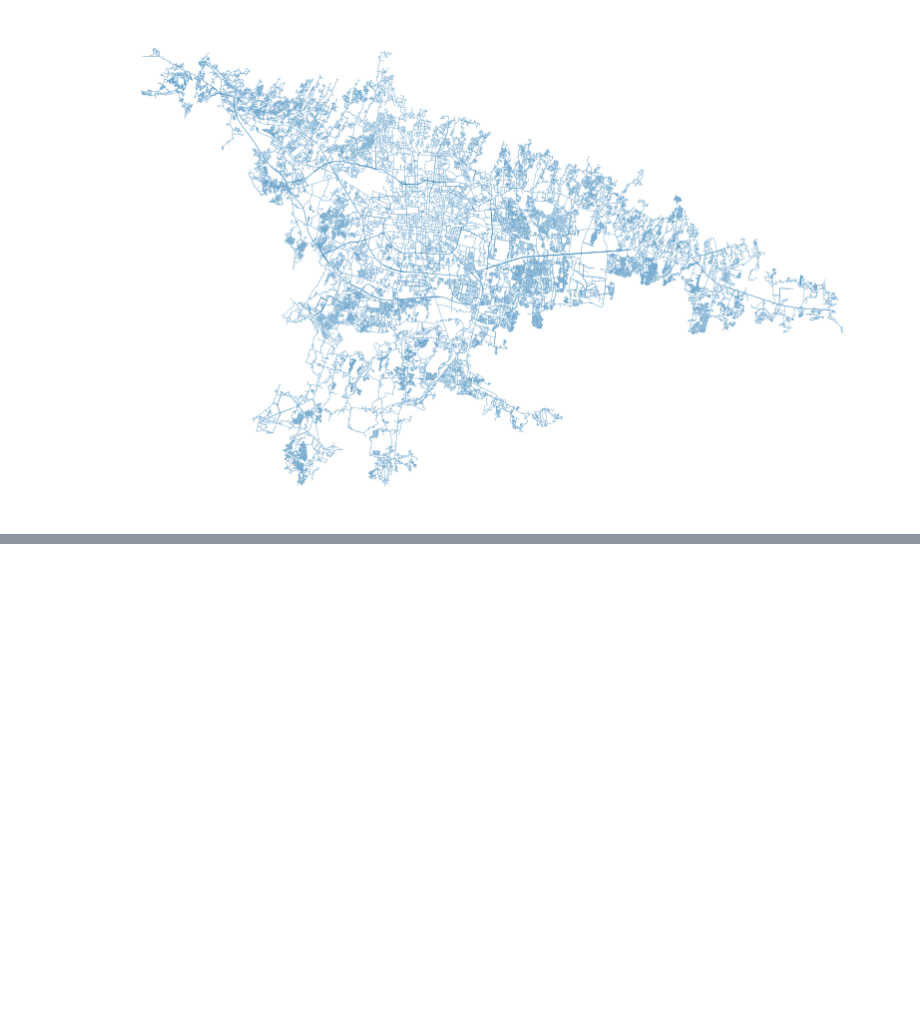
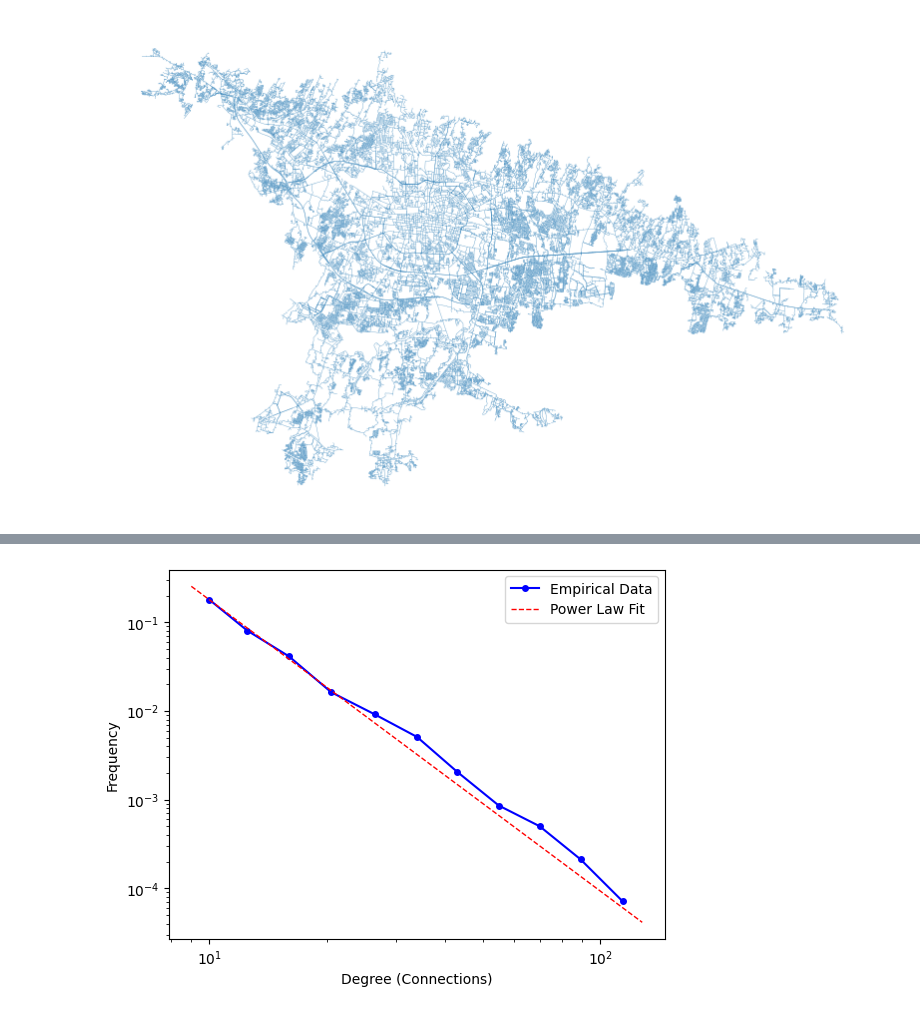
Before and after one commit to greymouse1/spatialanalysis, a Jupyter notebook: continuity.ipynb, the cells around one changed output, grey strips where cells are left out. Drawn from its saved outputs; the diff is of its cells as text; code cells hidden in the pictures; blank space fills up the shorter version.

Commit message:
connections per segment instead of vertices per segment are working; power law adjustment calculated

```diff
--- a/continuity.ipynb
+++ b/continuity.ipynb
@@ -121,3 +74,82 @@ continuity = momepy.COINS(bandung_gdf, angle_threshold=135, flow_mode=False)
 # Pull out stroke
 
 bandung_stroke_gdf = continuity.stroke_gdf()
+# %%
+# Initialize the vertex-to-linestring mapping
+vertex_to_linestring = defaultdict(list)
+
+# Iterate over geometries and map vertices to LineStrings (handle MultiLineString)
+for idx, geom in bandung_stroke_gdf.geometry.items():
+    if isinstance(geom, LineString):  # Process single LineString
+        for point in geom.coords:
+            vertex_to_linestring[Point(point)].append(idx)
+    elif isinstance(geom, MultiLineString):  # Process MultiLineString
+        # For each LineString in MultiLineString
+        for subline in geom.geoms:
+            for point in subline.coords:
+                vertex_to_linestring[Point(point)].append(idx)
+
+# Initialize a dictionary to store the connection counts for each line
+line_connections = defaultdict(int)
+
+# Iterate over the geometries again to count connections
+for idx, geom in bandung_stroke_gdf.geometry.items():
+    if isinstance(geom, LineString):  # Process single LineString
+        connections = []  # Use a list to count multiple connections
+        for point in geom.coords:
+            for connected_line in vertex_to_linestring[Point(point)]:
+                if connected_line != idx:
+                    connections.append(connected_line)  # Add connection to the list
+        line_connections[idx] = len(connections)  # Store the total number of connections
+    elif isinstance(geom, MultiLineString):  # Process MultiLineString
+        # For each LineString in MultiLineString
+        for subline in geom.geoms:
+            connections = []  # Use a list to count multiple connections for each subline
+            for point in subline.coords:
+                for connected_line in vertex_to_linestring[Point(point)]:
+                    if connected_line != idx:
+                        connections.append(connected_line)  # Add connection to the list
+            # Store the connection count for each subline (if necessary)
+            # For now, we store the count for the entire MultiLineString
+            line_connections[idx] = len(connections)
+
+
+# Extract degree (number of connections) values
+degree_values = list(line_connections.values())
+
+# Count frequencies of degree values
+degree_counts = Counter(degree_values)
+
+# Extract x (degrees) and y (frequencies)
+x = np.array(list(degree_counts.keys()))       # Unique degree values
+y = np.array(list(degree_counts.values()))    # Frequency of each degree
+
+# Fit the degree distribution to a power-law model
+fit = powerlaw.Fit(degree_values)
+print(f"Alpha: {fit.alpha}")
+print(f"xmin: {fit.xmin}")
+
+# Get alpha and xmin (scaling parameter and lower bound for the power-law fit)
+alpha = fit.alpha
+xmin = fit.xmin
+
+# Get the p-value from the goodness-of-fit test
+p_value = fit.power_law.KS()
+
+print(f"p-value: {p_value}")
+print("-----------------------")
+# Compare the power-law fit with an alternative distribution (e.g., exponential)
+R, p_alt = fit.distribution_compare('power_law', 'exponential')
+print(f"Log-likelihood ratio (R): {R}")
+print(f"p-value for comparison: {p_alt}")
+
+# Plot the data and the fitted power law
+fig = fit.plot_pdf(marker='o', color='blue', markersize=4, label='Empirical Data')
+fit.power_law.plot_pdf(ax=fig, color='red', linestyle='--', linewidth=1, label='Power Law Fit')
+
+# Add legend and labels
+plt.xlabel("Degree (Connections)")
+plt.ylabel("Frequency")
+plt.legend()
+plt.show()
+# %% [output]
@@ -124 +164,2 @@ bandung_stroke_gdf = continuity.stroke_gdf()
+[figure, added]
 # %%
```
Also changed, not shown: parts of 5 cells of this notebook.
